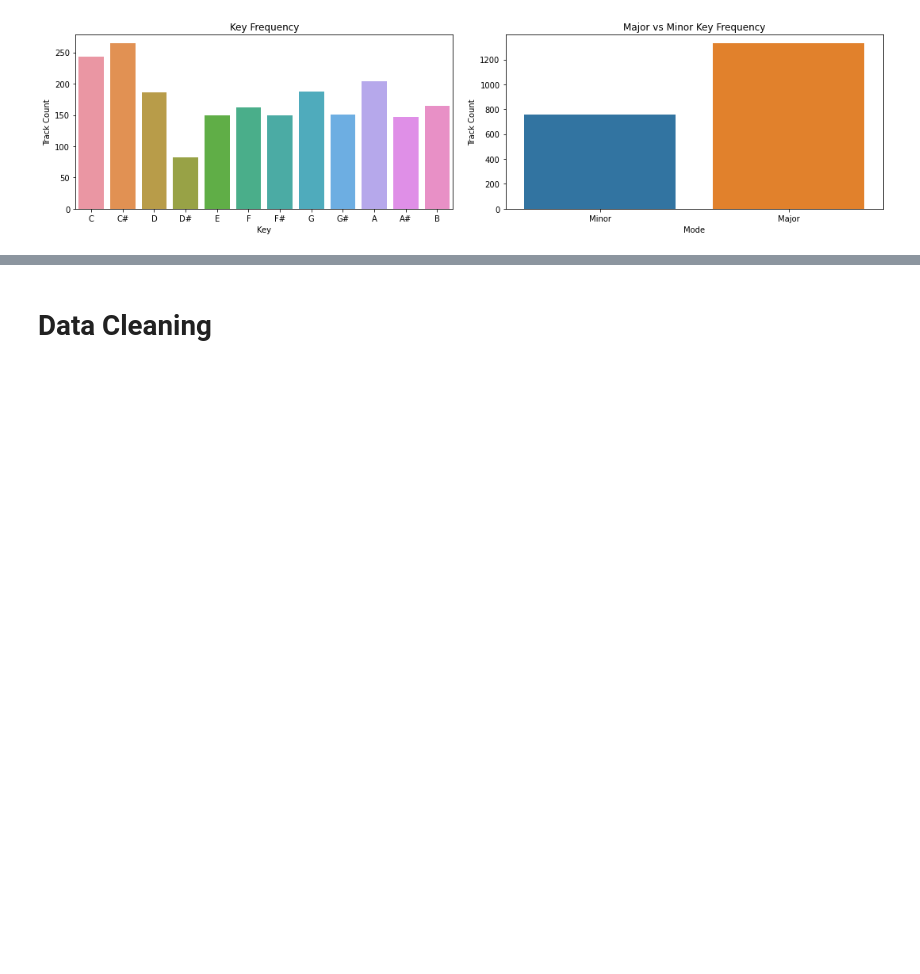
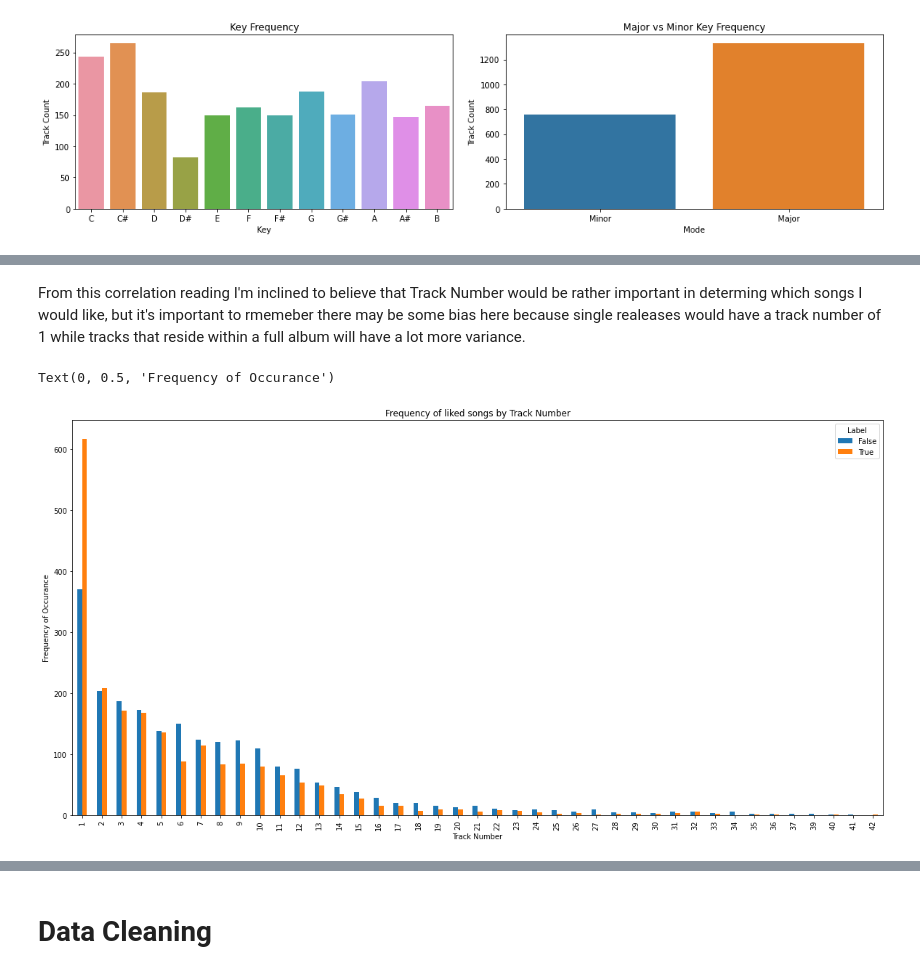
Before and after one commit to nullmaxwell/learnify, a Jupyter notebook: main.ipynb, the cells around one changed output, grey strips where cells are left out. Saved outputs shown, nothing was run; the diff lists cells and outputs as text; code cells hidden in the pictures; blank space fills up the shorter version.

```diff
--- a/main.ipynb
+++ b/main.ipynb
@@ -165,0 +169,3 @@ plt.tight_layout(w_pad=2)
+# %%
+analysis_data = raw_data.copy()
+analysis_data.groupby('Label').mean()
@@ -165,0 +225,10 @@ plt.tight_layout(w_pad=2)
+# %% [markdown]
+From this correlation reading I'm inclined to believe that Track Number would be rather important in determing which songs I would like, but it's important to rmemeber there may be some bias here because single realeases would have a track number of 1 while tracks that reside within a full album will have a lot more variance.
+# %%
+pd.crosstab(analysis_data['Track Number'], analysis_data.Label).plot(kind = 'bar', figsize = (20,10))
+plt.title('Frequency of liked songs by Track Number')
+plt.xlabel('Track Number')
+plt.ylabel('Frequency of Occurance')
+# %% [output]
+Text(0, 0.5, 'Frequency of Occurance')
+[figure, added]
```
Also changed, not shown: parts of 87 cells of this notebook.
